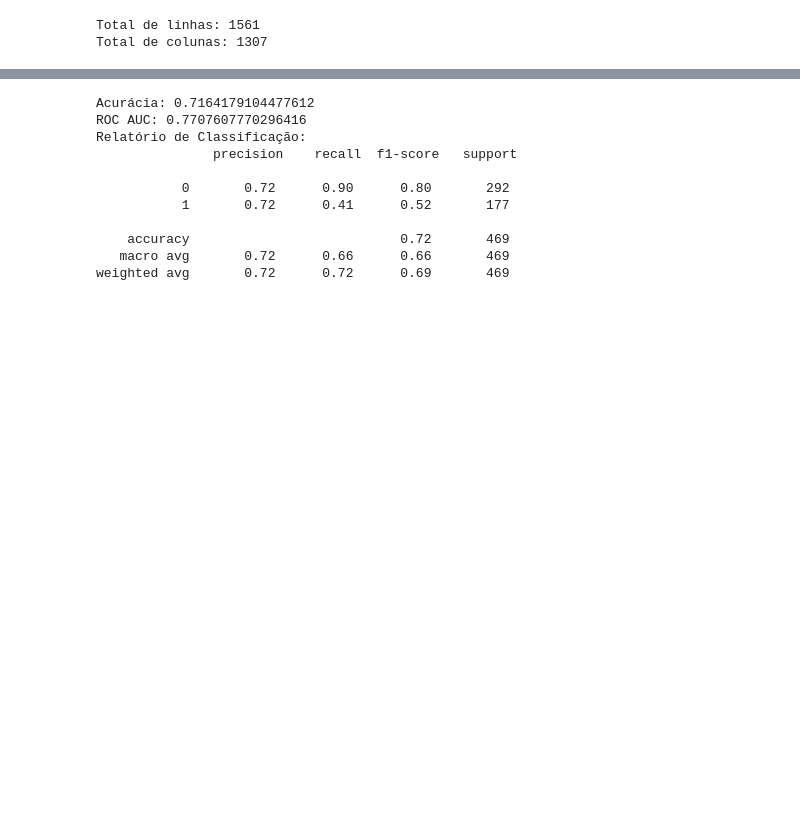
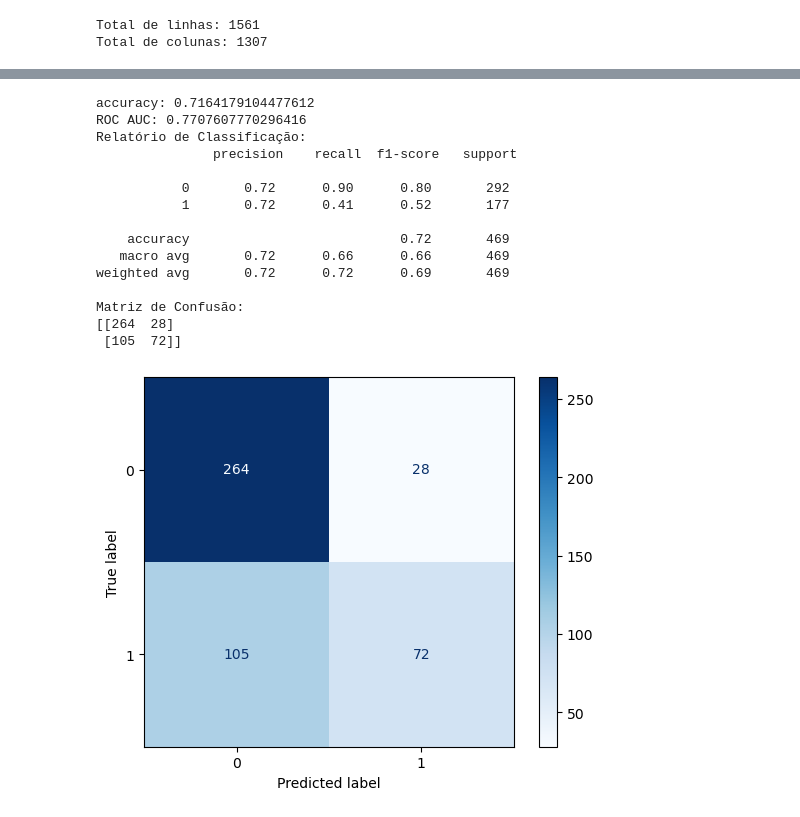
Before and after one commit to ruilancadossantos220898/AI, a Jupyter notebook: Millennium_bcp_Make_IT_Datathon/main_churn.ipynb, the cells around one changed output, grey strips where cells are left out. Saved outputs shown, nothing was run; the diff lists cells and outputs as text; code cells hidden in the pictures; blank space fills up the shorter version.

```diff
--- a/Millennium_bcp_Make_IT_Datathon/main_churn.ipynb
+++ b/Millennium_bcp_Make_IT_Datathon/main_churn.ipynb
@@ -442,35 +473,52 @@ y = df_customer_features["target"]
 # Dividir o dataset em treino e teste
 X_train, X_test, y_train, y_test = train_test_split(X, y, test_size=0.3, random_state=42)
 
 # Instanciar o modelo Random Forest
 rf_model = RandomForestClassifier(n_estimators=100, random_state=42, class_weight='balanced')
 
 # Treinar o modelo
 rf_model.fit(X_train, y_train)
 
 # Fazer previsões no conjunto de teste
 y_pred = rf_model.predict(X_test)
 y_prob = rf_model.predict_proba(X_test)[:, 1]
 
 # Avaliar o modelo
 accuracy = accuracy_score(y_test, y_pred)
 roc_auc = roc_auc_score(y_test, y_prob)
 
-print("Acurácia:", accuracy)
+print("accuracy:", accuracy)
 print("ROC AUC:", roc_auc)
 print("Relatório de Classificação:\n", classification_report(y_test, y_pred))
+
+
+
+# Gerar a matriz de confusão
+cm = confusion_matrix(y_test, y_pred)
+
+# Exibir a matriz de confusão de forma visual
+disp = ConfusionMatrixDisplay(confusion_matrix=cm, display_labels=[0, 1])
+disp.plot(cmap="Blues")
+
+print("Matriz de Confusão:")
+print(cm)
 # %% [output]
-Acurácia: 0.7164179104477612
+accuracy: 0.7164179104477612
 ROC AUC: 0.7707607770296416
 Relatório de Classificação:
                precision    recall  f1-score   support
 
            0       0.72      0.90      0.80       292
            1       0.72      0.41      0.52       177
 
     accuracy                           0.72       469
    macro avg       0.72      0.66      0.66       469
 weighted avg       0.72      0.72      0.69       469
+
+Matriz de Confusão:
+[[264  28]
+ [105  72]]
+[figure, added]
 # %%
 
 
```
Also changed, not shown: parts of 5 cells of this notebook.
